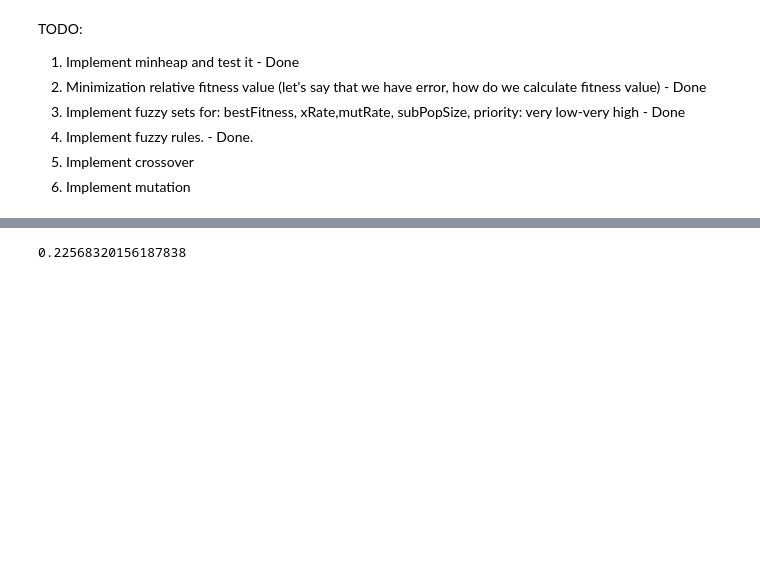
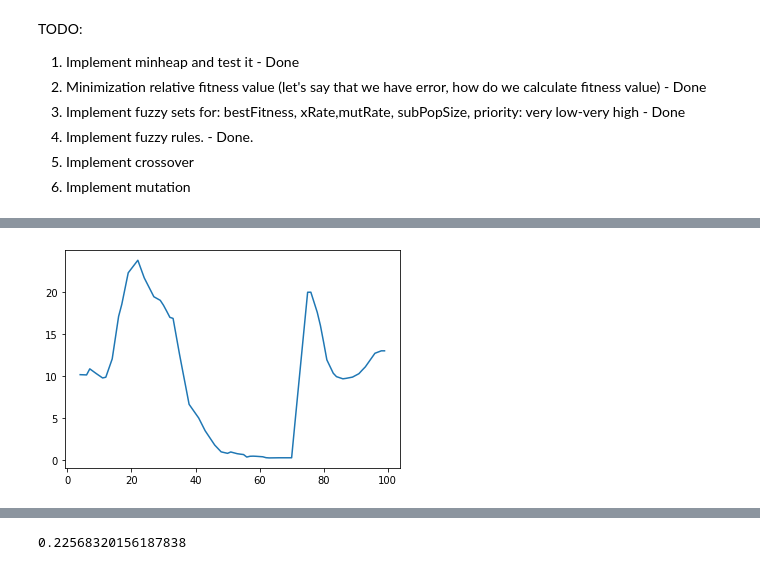
Before and after one commit to Arattel/Fuzzy_genetic_algorithms_implementations, a Jupyter notebook: efga.ipynb, the cells around one changed output, grey strips where cells are left out. Drawn from its saved outputs; the diff is of its cells as text; code cells hidden in the pictures; blank space fills up the shorter version.

```diff
--- a/efga.ipynb
+++ b/efga.ipynb
@@ -58,0 +56,5 @@ history
+# %%
+plt.plot(history.best_fitness.rolling(5).mean())
+plt.show()
+# %% [output]
+[figure, added]
```
Also changed, not shown: parts of 9 cells of this notebook, 3 other files.
